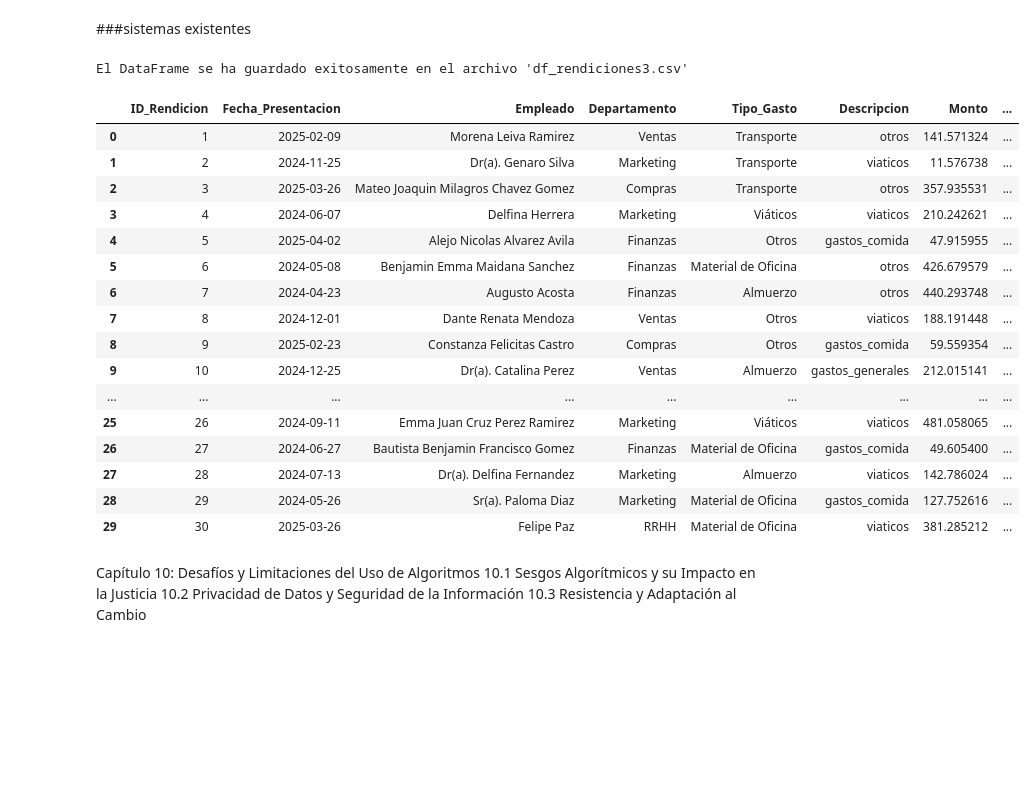
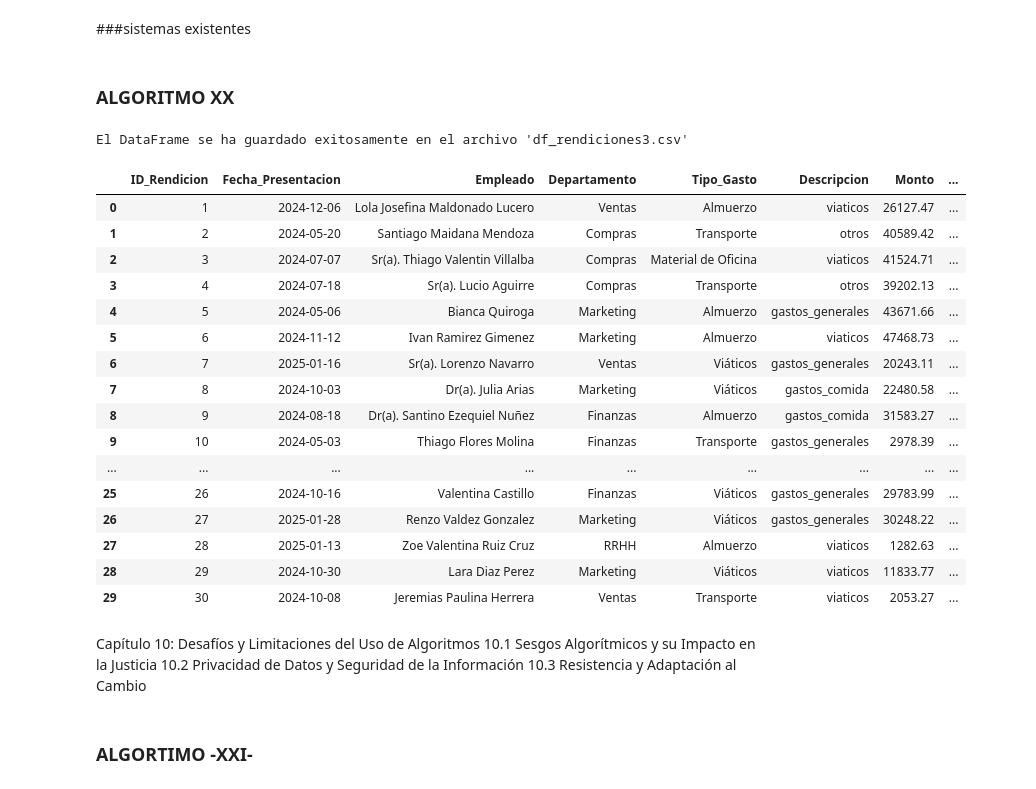
Before and after one commit to Viny2030/Libro_Algoritmos_contra_fraude_corrupcion, a Jupyter notebook: datasetlibro.ipynb, the cells around one changed output. Cells and saved outputs as stored; diff of their text form; code cells hidden in the pictures; blank space fills up the shorter version.

```diff
--- a/datasetlibro.ipynb
+++ b/datasetlibro.ipynb
@@ -761,0 +366,40 @@ El DataFrame se ha guardado exitosamente en el archivo 'df_rendiciones1.csv'
+# %%
+import pandas as pd
+from faker import Faker
+import random
+import datetime
+
+fake = Faker()
+
+num_registros = 30
+
+# Posibles valores para las columnas
+empleados = [101, 102, 103, 104, 105, 106, 107, 108, 109, 110]
+actividades = ['Acceso_Sistema', 'Solicitud_Reembolso', 'Transferencia_Interna', 'Solicitud_Viaje', 'Descarga_Datos', 'Modificacion_Datos', 'Creacion_Usuario', 'Eliminacion_Usuario', 'Consulta_Cliente', 'Reporte_Financiero']
+departamentos = ['Ventas', 'Contabilidad', 'Finanzas', 'RRHH', 'TI', 'Marketing', 'Legal', 'Operaciones']
+
+data_fraude_interno = {
+    'ID_Empleado': [random.choice(empleados) for _ in range(num_registros)],
+    'Tipo_Actividad': [random.choice(actividades) for _ in range(num_registros)],
+    'Monto': [0 if random.random() < 0.5 else round(random.uniform(100, 20000), 2) for _ in range(num_registros)],
+    'Fecha_Hora': [fake.date_time_between(start_date='-1y', end_date='now') for _ in range(num_registros)],
+    'Departamento': [random.choice(departamentos) for _ in range(num_registros)],
+    'Es_Sospechoso': [0] * num_registros  # Inicializamos todas como no sospechosas
+}
+
+df_interno = pd.DataFrame(data_fraude_interno)
+df_interno['Fecha_Hora'] = pd.to_datetime(df_interno['Fecha_Hora'])
+
+# Definimos las actividades sospechosas
+actividades_sospechosas = ['Solicitud_Reembolso', 'Solicitud_Viaje', 'Eliminacion_Usuario']
+
+# Marcamos las actividades sospechosas
+for index, row in df_interno.iterrows():
+    if row['Tipo_Actividad'] in actividades_sospechosas:
+        df_interno.at[index, 'Es_Sospechoso'] = 1
+
+nombre_archivo_csv = 'df_interno.csv'
+df_interno.to_csv(nombre_archivo_csv, index=False)
+
+print(f"El DataFrame se ha guardado exitosamente en el archivo '{nombre_archivo_csv}'")
+df_interno
@@ -2035,5 +1305,7 @@ El DataFrame se ha guardado exitosamente en el archivo 'df_tarjetas.csv'
 # %% [markdown]
 ###sistemas existentes
+# %% [markdown]
+### ALGORITMO XX
 # %%
 import pandas as pd
 from faker import Faker
@@ -2050,55 +1322,57 @@ data_rendiciones = {
     'Fecha_Presentacion': pd.to_datetime([fake.date_between(start_date='-365d', end_date='today') for _ in range(num_rendiciones)]),
     'Empleado': [fake.name() for _ in range(num_rendiciones)],
     'Departamento': [random.choice(['Ventas', 'Marketing', 'Compras', 'RRHH', 'Finanzas']) for _ in range(num_rendiciones)],
     'Tipo_Gasto': [random.choice(['Viáticos', 'Material de Oficina', 'Almuerzo', 'Transporte', 'Otros']) for _ in range(num_rendiciones)],
     'Descripcion': [fake.random_element(elements=('gastos_generales', 'viaticos', 'gastos_comida', 'otros')) for _ in range(num_rendiciones)], #Correción aquí
-    'Monto': np.random.uniform(10, 500, num_rendiciones),
+    'Monto': np.random.uniform(1000, 50000, num_rendiciones).round(2),
     'Justificante_Adjunto': random.choices(['Sí', 'No'], weights=[0.8, 0.2], k=num_rendiciones),
     'Estado_Aprobacion': [random.choice(['Aprobado', 'Pendiente', 'Rechazado']) for _ in range(num_rendiciones)],
     'Es_Sospechoso': np.zeros(num_rendiciones, dtype=int)
 }
 
 df_rendiciones = pd.DataFrame(data_rendiciones)
 
 # Función para marcar como sospechoso si el estado de aprobación es "Rechazado"
 def marcar_sospechoso(row):
     if row['Estado_Aprobacion'] == 'Rechazado':
         return 1
     else:
         return 0
 
 # Aplica la función a cada fila del DataFrame para crear la columna 'Es_Sospechoso'
 df_rendiciones['Es_Sospechoso'] = df_rendiciones.apply(marcar_sospechoso, axis=1)
 
 nombre_archivo_csv = 'df_rendiciones3.csv'
 df_rendiciones.to_csv(nombre_archivo_csv, index=False)
 
 print(f"El DataFrame se ha guardado exitosamente en el archivo '{nombre_archivo_csv}'")
 df_rendiciones
 # %% [output]
 El DataFrame se ha guardado exitosamente en el archivo 'df_rendiciones3.csv'
 |  | ID_Rendicion | Fecha_Presentacion | Empleado | Departamento | Tipo_Gasto | Descripcion | Monto | ... |
-| 0 | 1 | 2025-02-09 | Morena Leiva Ramirez | Ventas | Transporte | otros | 141.571324 | ... |
-| 1 | 2 | 2024-11-25 | Dr(a). Genaro Silva | Marketing | Transporte | viaticos | 11.576738 | ... |
-| 2 | 3 | 2025-03-26 | Mateo Joaquin Milagros Chavez Gomez | Compras | Transporte | otros | 357.935531 | ... |
-| 3 | 4 | 2024-06-07 | Delfina Herrera | Marketing | Viáticos | viaticos | 210.242621 | ... |
-| 4 | 5 | 2025-04-02 | Alejo Nicolas Alvarez Avila | Finanzas | Otros | gastos_comida | 47.915955 | ... |
-| 5 | 6 | 2024-05-08 | Benjamin Emma Maidana Sanchez | Finanzas | Material de Oficina | otros | 426.679579 | ... |
-| 6 | 7 | 2024-04-23 | Augusto Acosta | Finanzas | Almuerzo | otros | 440.293748 | ... |
-| 7 | 8 | 2024-12-01 | Dante Renata Mendoza | Ventas | Otros | viaticos | 188.191448 | ... |
-| 8 | 9 | 2025-02-23 | Constanza Felicitas Castro | Compras | Otros | gastos_comida | 59.559354 | ... |
-| 9 | 10 | 2024-12-25 | Dr(a). Catalina Perez | Ventas | Almuerzo | gastos_generales | 212.015141 | ... |
+| 0 | 1 | 2024-12-06 | Lola Josefina Maldonado Lucero | Ventas | Almuerzo | viaticos | 26127.47 | ... |
+| 1 | 2 | 2024-05-20 | Santiago Maidana Mendoza | Compras | Transporte | otros | 40589.42 | ... |
+| 2 | 3 | 2024-07-07 | Sr(a). Thiago Valentin Villalba | Compras | Material de Oficina | viaticos | 41524.71 | ... |
+| 3 | 4 | 2024-07-18 | Sr(a). Lucio Aguirre | Compras | Transporte | otros | 39202.13 | ... |
+| 4 | 5 | 2024-05-06 | Bianca Quiroga | Marketing | Almuerzo | gastos_generales | 43671.66 | ... |
+| 5 | 6 | 2024-11-12 | Ivan Ramirez Gimenez | Marketing | Almuerzo | viaticos | 47468.73 | ... |
+| 6 | 7 | 2025-01-16 | Sr(a). Lorenzo Navarro | Ventas | Viáticos | gastos_generales | 20243.11 | ... |
+| 7 | 8 | 2024-10-03 | Dr(a). Julia Arias | Marketing | Viáticos | gastos_comida | 22480.58 | ... |
+| 8 | 9 | 2024-08-18 | Dr(a). Santino Ezequiel Nuñez | Finanzas | Almuerzo | gastos_comida | 31583.27 | ... |
+| 9 | 10 | 2024-05-03 | Thiago Flores Molina | Finanzas | Transporte | gastos_generales | 2978.39 | ... |
 | ... | ... | ... | ... | ... | ... | ... | ... | ... |
-| 25 | 26 | 2024-09-11 | Emma Juan Cruz Perez Ramirez | Marketing | Viáticos | viaticos | 481.058065 | ... |
-| 26 | 27 | 2024-06-27 | Bautista Benjamin Francisco Gomez | Finanzas | Material de Oficina | gastos_comida | 49.605400 | ... |
-| 27 | 28 | 2024-07-13 | Dr(a). Delfina Fernandez | Marketing | Almuerzo | viaticos | 142.786024 | ... |
-| 28 | 29 | 2024-05-26 | Sr(a). Paloma Diaz | Marketing | Material de Oficina | gastos_comida | 127.752616 | ... |
-| 29 | 30 | 2025-03-26 | Felipe Paz | RRHH | Material de Oficina | viaticos | 381.285212 | ... |
+| 25 | 26 | 2024-10-16 | Valentina Castillo | Finanzas | Viáticos | gastos_generales | 29783.99 | ... |
+| 26 | 27 | 2025-01-28 | Renzo Valdez Gonzalez | Marketing | Viáticos | gastos_generales | 30248.22 | ... |
+| 27 | 28 | 2025-01-13 | Zoe Valentina Ruiz Cruz | RRHH | Almuerzo | viaticos | 1282.63 | ... |
+| 28 | 29 | 2024-10-30 | Lara Diaz Perez | Marketing | Viáticos | viaticos | 11833.77 | ... |
+| 29 | 30 | 2024-10-08 | Jeremias Paulina Herrera | Ventas | Transporte | viaticos | 2053.27 | ... |
 # %% [markdown]
 Capítulo 10: Desafíos y Limitaciones del Uso de Algoritmos
 10.1 Sesgos Algorítmicos y su Impacto en la Justicia
 10.2 Privacidad de Datos y Seguridad de la Información
 10.3 Resistencia y Adaptación al Cambio
+# %% [markdown]
+### ALGORTIMO -XXI-
 # %%
 !pip install faker
 # %% [output]
```
Also changed, not shown: parts of 76 cells of this notebook.
